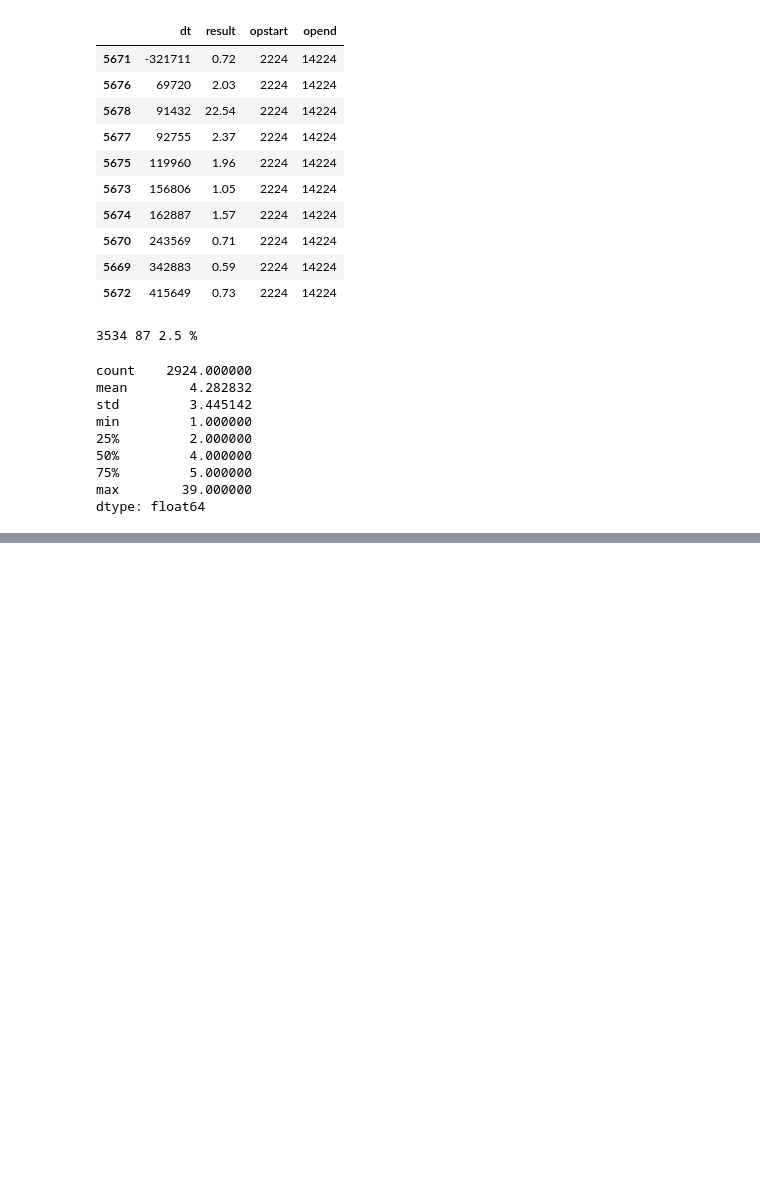
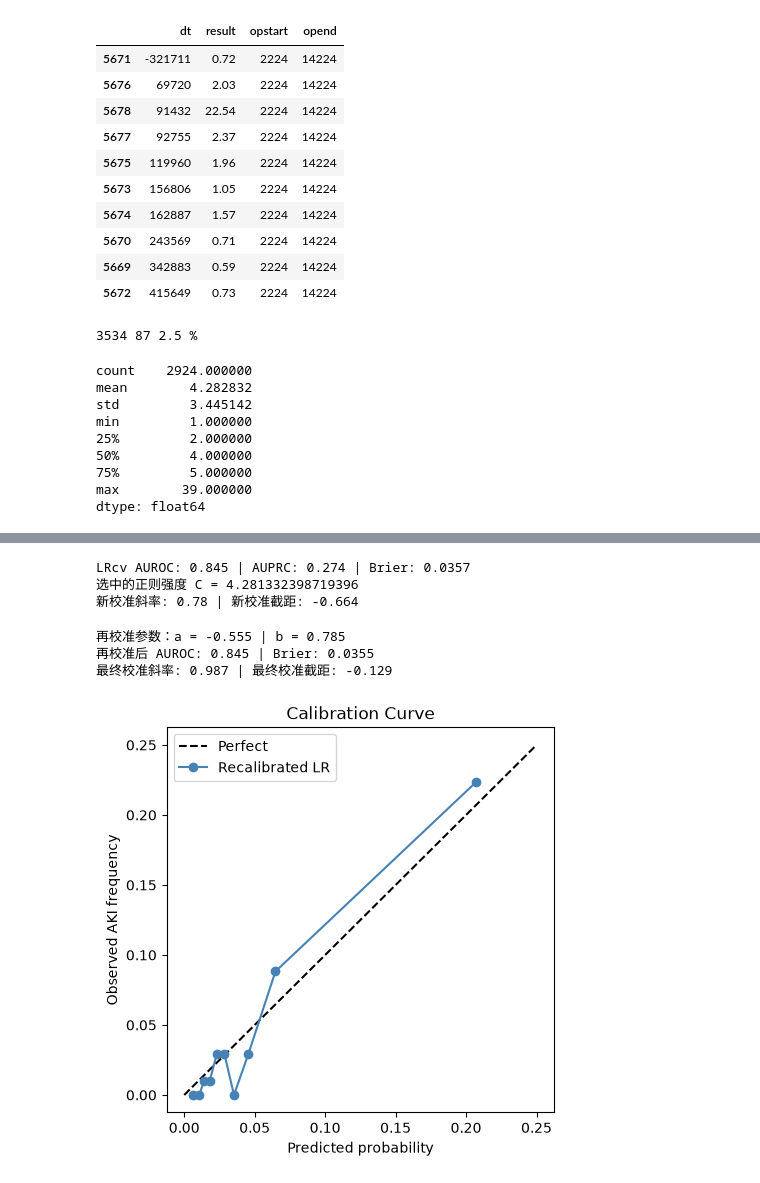
Before and after one commit to zhendai123/postop-aki-vitaldb, a Jupyter notebook: 01_vitaldb_explore.ipynb, the cells around one changed output, grey strips where cells are left out. Saved outputs shown, nothing was run; the diff lists cells and outputs as text; code cells hidden in the pictures; blank space fills up the shorter version.

Commit message:
model card complete: AUC 0.845, calib 0.99, DCA+, coef table; collinearity fix pending

```diff
--- a/01_vitaldb_explore.ipynb
+++ b/01_vitaldb_explore.ipynb
@@ -392,0 +608,7 @@ dtype: float64
+# %%
+eps = 1e-6
+pl = np.clip(p_lr, eps, 1-eps)
+logit = np.log(pl/(1-pl)).reshape(-1, 1)
+cal = LogisticRegression(max_iter=1000).fit(logit, yte)
+print('校准斜率:', round(float(cal.coef_[0][0]), 3),
+      '| 校准截距:', round(float(cal.intercept_[0]), 3))
@@ -392,0 +630,66 @@ dtype: float64
+# %%
+from sklearn.linear_model import LogisticRegressionCV
+
+lr_cv = Pipeline([('pre', pre),
+                  ('m', LogisticRegressionCV(Cs=20, cv=5, scoring='roc_auc',
+                                             max_iter=3000, random_state=42))])
+lr_cv.fit(Xtr, ytr)
+p_cv = lr_cv.predict_proba(Xte)[:, 1]
+
+print('LRcv AUROC:', round(roc_auc_score(yte, p_cv), 3),
+      '| AUPRC:', round(average_precision_score(yte, p_cv), 3),
+      '| Brier:', round(brier_score_loss(yte, p_cv), 4))
+print('选中的正则强度 C =', lr_cv.named_steps['m'].C_[0])
+
+# 新模型的校准评估
+pl2 = np.clip(p_cv, 1e-6, 1-1e-6)
+logit2 = np.log(pl2/(1-pl2)).reshape(-1, 1)
+cal2 = LogisticRegression(max_iter=1000).fit(logit2, yte)
+print('新校准斜率:', round(float(cal2.coef_[0][0]), 3),
+      '| 新校准截距:', round(float(cal2.intercept_[0]), 3))
+# %% [output]
+LRcv AUROC: 0.845 | AUPRC: 0.274 | Brier: 0.0357
+选中的正则强度 C = 4.281332398719396
+新校准斜率: 0.78 | 新校准截距: -0.664
+# %%
+from sklearn.model_selection import cross_val_predict
+
+def logit(p):
+    p = np.clip(p, 1e-6, 1-1e-6)
+    return np.log(p/(1-p))
+
+# 第一步：在训练集上做5折交叉验证，拿"样本外"预测（out-of-fold）
+oof = cross_val_predict(lr_cv, Xtr, ytr, cv=5, method='predict_proba')[:, 1]
+
+# 第二步：用训练集的 oof 预测拟合再校准参数 a（截距修正）和 b（斜率修正）
+calib = LogisticRegression(max_iter=1000).fit(logit(oof).reshape(-1, 1), ytr)
+a, b = float(calib.intercept_[0]), float(calib.coef_[0][0])
+print('再校准参数：a =', round(a, 3), '| b =', round(b, 3))
+
+# 第三步：应用到测试集
+p_final = 1 / (1 + np.exp(-(a + b * logit(p_cv))))
+
+print('再校准后 AUROC:', round(roc_auc_score(yte, p_final), 3),
+      '| Brier:', round(brier_score_loss(yte, p_final), 4))
+
+cal3 = LogisticRegression(max_iter=1000).fit(logit(p_final).reshape(-1, 1), yte)
+print('最终校准斜率:', round(float(cal3.coef_[0][0]), 3),
+      '| 最终校准截距:', round(float(cal3.intercept_[0]), 3))
+# %% [output]
+再校准参数：a = -0.555 | b = 0.785
+再校准后 AUROC: 0.845 | Brier: 0.0355
+最终校准斜率: 0.987 | 最终校准截距: -0.129
+# %%
+import matplotlib.pyplot as plt
+
+tmp = pd.DataFrame({'y': np.asarray(yte), 'p': p_final})
+tmp['bin'] = pd.qcut(tmp['p'], 10, duplicates='drop')
+g = tmp.groupby('bin', observed=True).agg(pred=('p','mean'), obs=('y','mean'))
+
+plt.figure(figsize=(5, 5))
+plt.plot([0, 0.25], [0, 0.25], 'k--', label='Perfect')
+plt.plot(g['pred'], g['obs'], 'o-', color='steelblue', label='Recalibrated LR')
+plt.xlabel('Predicted probability'); plt.ylabel('Observed AKI frequency')
+plt.legend(); plt.title('Calibration Curve'); plt.show()
+# %% [output]
+[figure, added]
```
Also changed, not shown: parts of 18 cells of this notebook.
